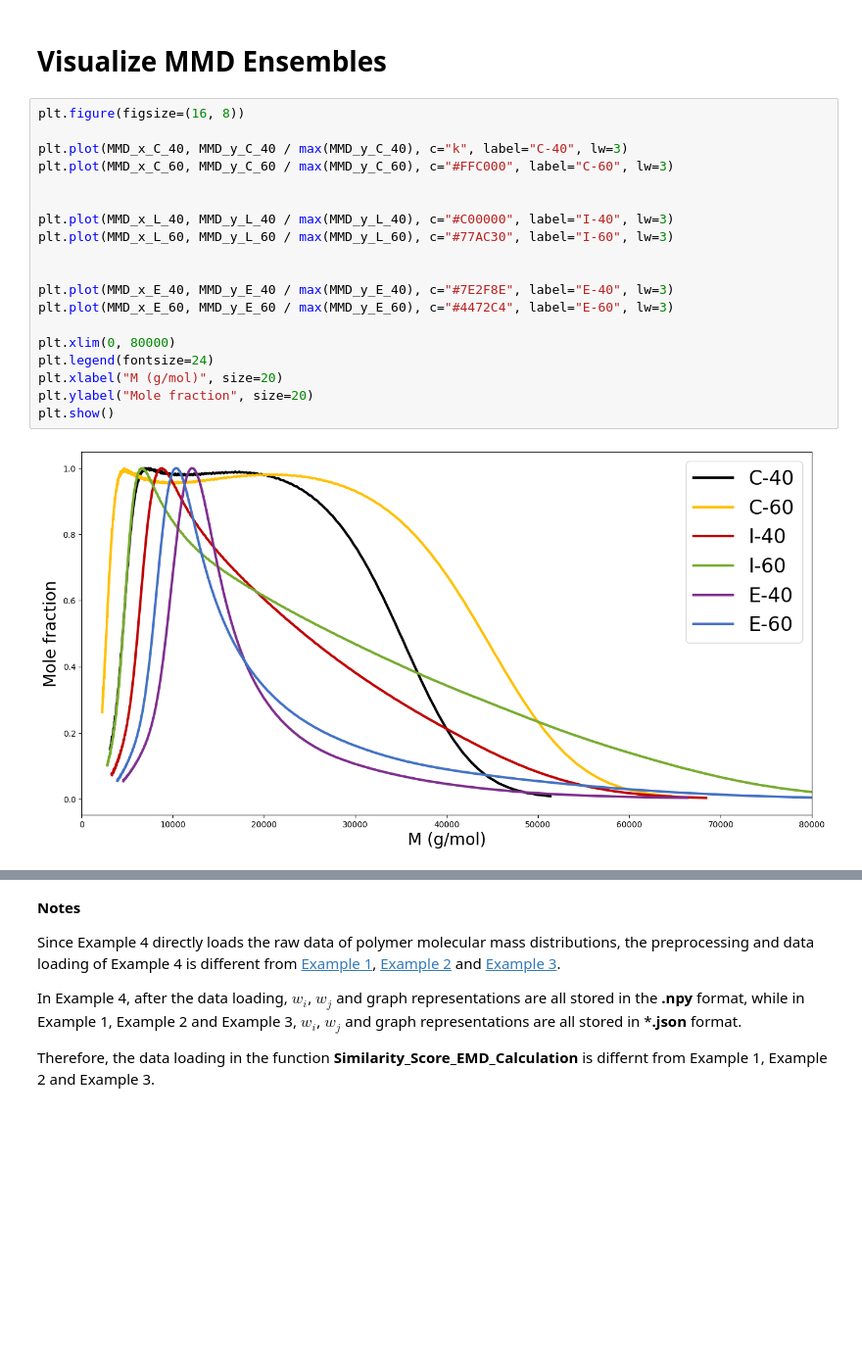
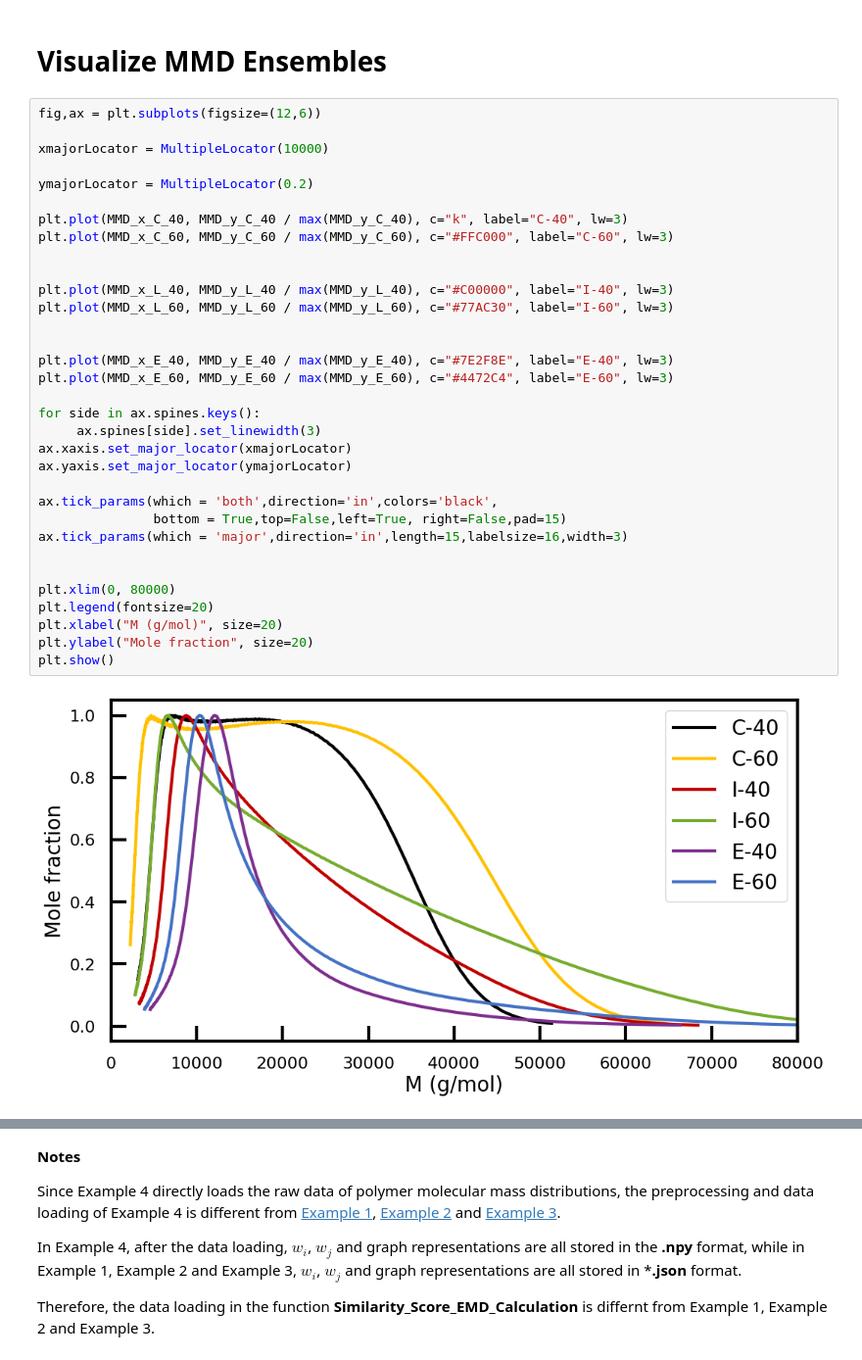
Before and after one commit to olsenlabmit/Polymer-Ensemble-Similarity, a Jupyter notebook: notebooks/Example4_Polymer_Ensembles_Represented_by_Experimental_Molecular_Mass_Distributions_Colab.ipynb, the cells around one changed output, grey strips where cells are left out. Shown at 98% size. Saved outputs shown, nothing was run; the diff lists cells and outputs as text; blank space fills up the shorter version.

```diff
--- a/notebooks/Example4_Polymer_Ensembles_Represented_by_Experimental_Molecular_Mass_Distributions_Colab.ipynb
+++ b/notebooks/Example4_Polymer_Ensembles_Represented_by_Experimental_Molecular_Mass_Distributions_Colab.ipynb
@@ -169,26 +191,40 @@ MMD_y_E_60 = MMD_y_E_60_signal / MMD_x_E_60
 # %% [markdown]
 # Visualize MMD Ensembles
 # %%
-plt.figure(figsize=(16, 8))
+fig,ax = plt.subplots(figsize=(12,6))
+
+xmajorLocator = MultipleLocator(10000)
+
+ymajorLocator = MultipleLocator(0.2)
 
 plt.plot(MMD_x_C_40, MMD_y_C_40 / max(MMD_y_C_40), c="k", label="C-40", lw=3)
 plt.plot(MMD_x_C_60, MMD_y_C_60 / max(MMD_y_C_60), c="#FFC000", label="C-60", lw=3)
 
 
 plt.plot(MMD_x_L_40, MMD_y_L_40 / max(MMD_y_L_40), c="#C00000", label="I-40", lw=3)
 plt.plot(MMD_x_L_60, MMD_y_L_60 / max(MMD_y_L_60), c="#77AC30", label="I-60", lw=3)
 
 
 plt.plot(MMD_x_E_40, MMD_y_E_40 / max(MMD_y_E_40), c="#7E2F8E", label="E-40", lw=3)
 plt.plot(MMD_x_E_60, MMD_y_E_60 / max(MMD_y_E_60), c="#4472C4", label="E-60", lw=3)
 
+for side in ax.spines.keys():
+     ax.spines[side].set_linewidth(3)
+ax.xaxis.set_major_locator(xmajorLocator)
+ax.yaxis.set_major_locator(ymajorLocator)
+
+ax.tick_params(which = 'both',direction='in',colors='black',
+               bottom = True,top=False,left=True, right=False,pad=15)
+ax.tick_params(which = 'major',direction='in',length=15,labelsize=16,width=3)
+
+
 plt.xlim(0, 80000)
-plt.legend(fontsize=24)
+plt.legend(fontsize=20)
 plt.xlabel("M (g/mol)", size=20)
 plt.ylabel("Mole fraction", size=20)
 plt.show()
 # %% [output]
-[figure, old version]
+[figure, new version]
 # %% [markdown]
 # Polymer Ensembles Similarity Function via Earth Mover's Distance
 
```
Also changed, not shown: parts of 1 cell of this notebook.
